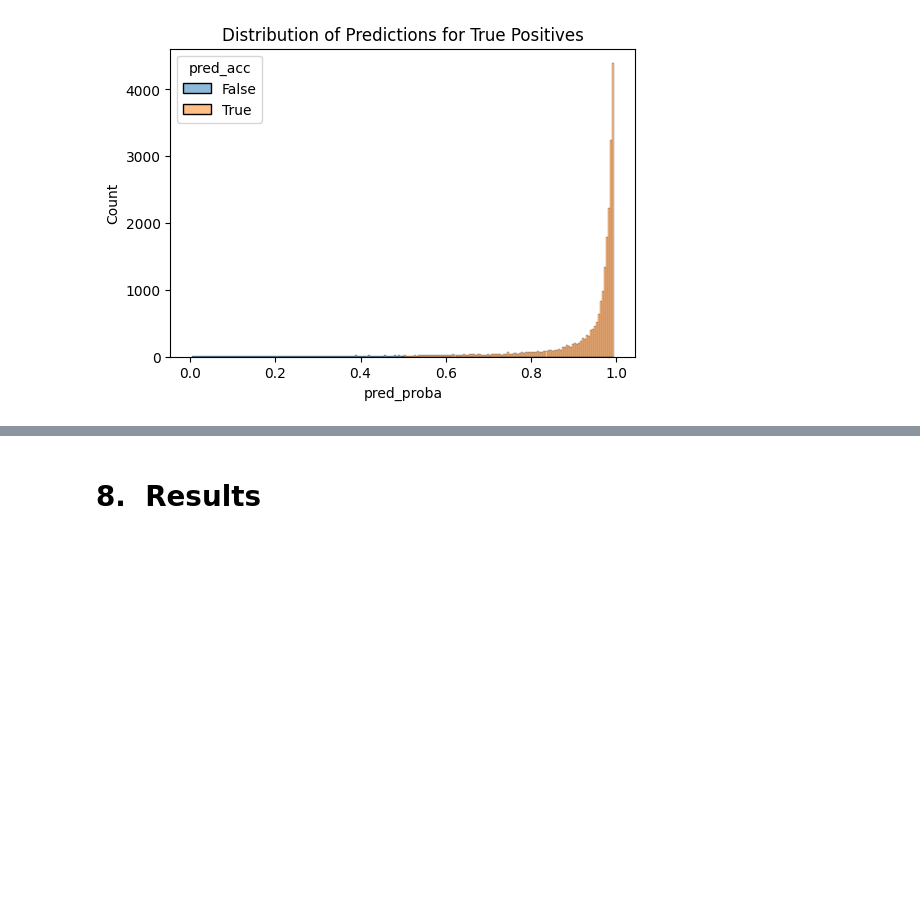
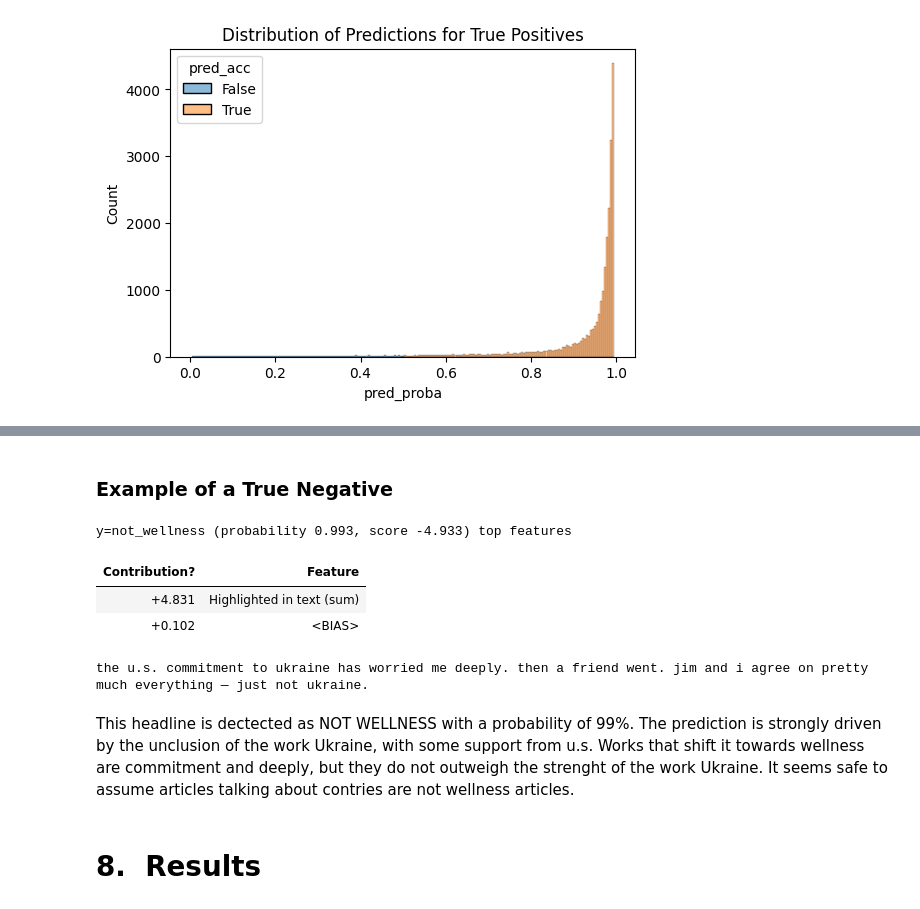
Before and after one commit to TOM-BOHN/MsDS-Marketing-Supervised-Text-Classification, a Jupyter notebook: marketing_text_classification.ipynb, the cells around one changed output, grey strips where cells are left out. Drawn from its saved outputs; the diff is of its cells as text; code cells hidden in the pictures; blank space fills up the shorter version.

```diff
--- a/marketing_text_classification.ipynb
+++ b/marketing_text_classification.ipynb
@@ -846,3 +898,16 @@ plt.show()
+# %% [markdown]
+### Example of a True Negative
+# %%
+# Explanation of prediction
+predictor.explain(test_docs[4])
+# %% [output]
+y=not_wellness (probability 0.993, score -4.933) top features
+| Contribution? | Feature |
+| +4.831 | Highlighted in text (sum) |
+| +0.102 | <BIAS> |
+the u.s. commitment to ukraine has worried me deeply. then a friend went. jim and i agree on pretty much everything — just not ukraine.
+# %% [markdown]
+This headline is dectected as NOT WELLNESS with a probability of 99%. The prediction is strongly driven by the unclusion of the work Ukraine, with some support from u.s. Works that shift it towards wellness are commitment and deeply, but they do not outweigh the strenght of the work Ukraine. It seems safe to assume articles talking about contries are not wellness articles.
 # %% [markdown]
 # 8.&nbsp; Results
 # %% [markdown]
```
Also changed, not shown: parts of 10 cells of this notebook.
